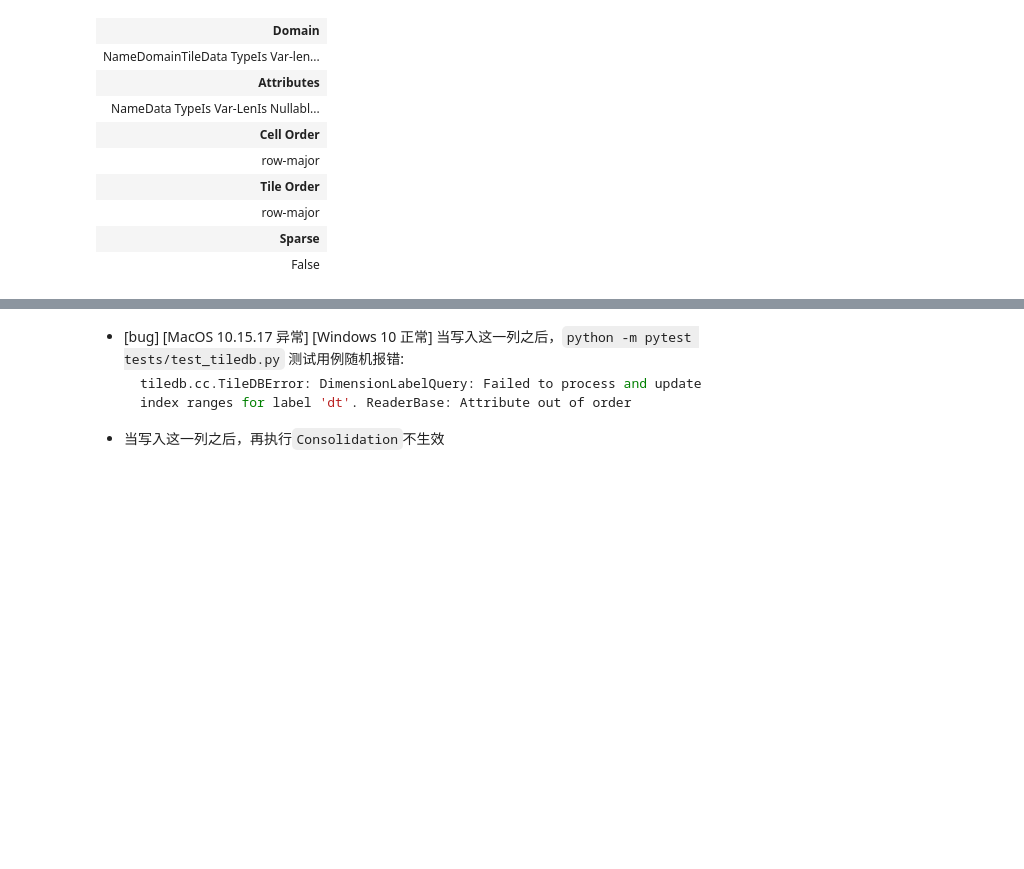
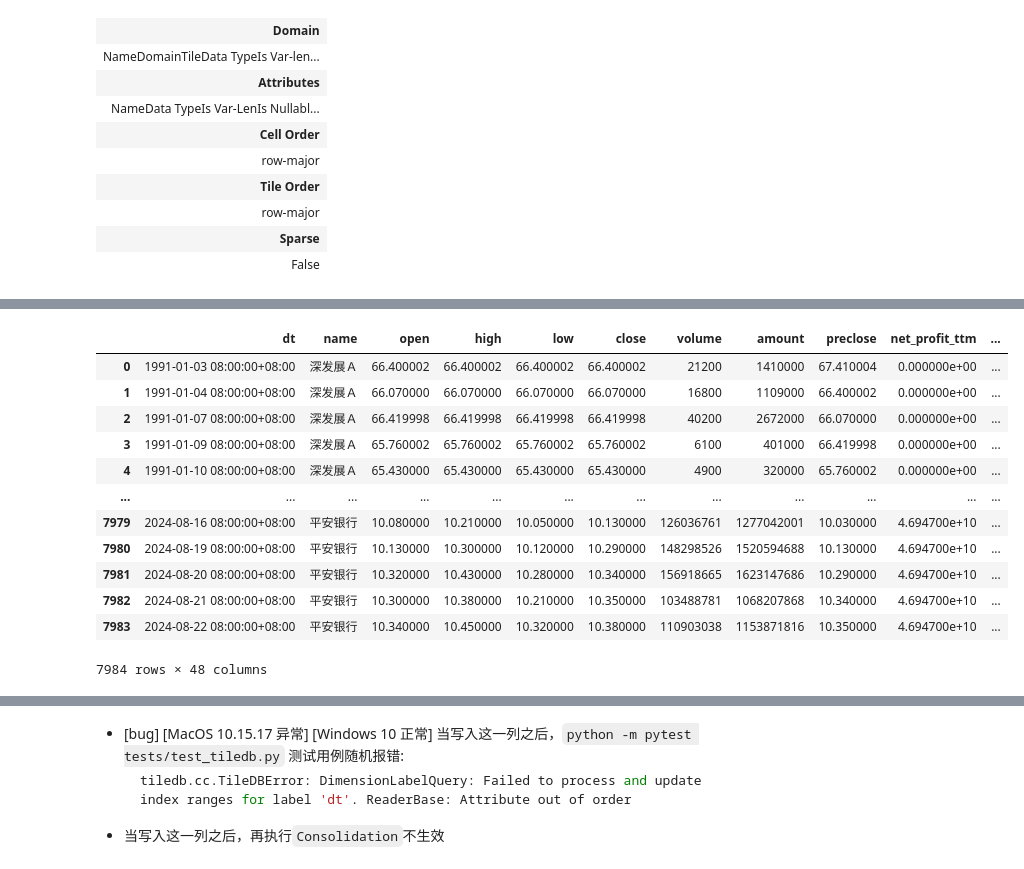
Before and after one commit to sric0880/quantdata, a Jupyter notebook: setup_db.ipynb, the cells around one changed output, grey strips where cells are left out. Saved outputs shown, nothing was run; the diff lists cells and outputs as text; code cells hidden in the pictures; blank space fills up the shorter version.

Commit message:
add tdengine sql

```diff
--- a/setup_db.ipynb
+++ b/setup_db.ipynb
@@ -342,0 +351,34 @@ schema
+# %%
+# encoding:UTF-8
+import taos
+import pandas as pd
+
+tdengine = taos.connect(
+    host='192.168.2.40',
+    port=6030,
+    user="root",
+    password="taosdata",
+    database="finance",
+    timezone="Asia/Shanghai",
+)
+
+try:
+    result = tdengine.query("SELECT * FROM bars_stock_daily_000001_sz;")
+    df = pd.DataFrame(result.fetch_all(), columns=[field.name for field in result.fields])
+finally:
+    tdengine.close()
+df
+# %% [output]
+|  | dt | name | open | high | low | close | volume | amount | preclose | net_profit_ttm | ... |
+| 0 | 1991-01-03 08:00:00+08:00 | 深发展Ａ | 66.400002 | 66.400002 | 66.400002 | 66.400002 | 21200 | 1410000 | 67.410004 | 0.000000e+00 | ... |
+| 1 | 1991-01-04 08:00:00+08:00 | 深发展Ａ | 66.070000 | 66.070000 | 66.070000 | 66.070000 | 16800 | 1109000 | 66.400002 | 0.000000e+00 | ... |
+| 2 | 1991-01-07 08:00:00+08:00 | 深发展Ａ | 66.419998 | 66.419998 | 66.419998 | 66.419998 | 40200 | 2672000 | 66.070000 | 0.000000e+00 | ... |
+| 3 | 1991-01-09 08:00:00+08:00 | 深发展Ａ | 65.760002 | 65.760002 | 65.760002 | 65.760002 | 6100 | 401000 | 66.419998 | 0.000000e+00 | ... |
+| 4 | 1991-01-10 08:00:00+08:00 | 深发展Ａ | 65.430000 | 65.430000 | 65.430000 | 65.430000 | 4900 | 320000 | 65.760002 | 0.000000e+00 | ... |
+| ... | ... | ... | ... | ... | ... | ... | ... | ... | ... | ... | ... |
+| 7979 | 2024-08-16 08:00:00+08:00 | 平安银行 | 10.080000 | 10.210000 | 10.050000 | 10.130000 | 126036761 | 1277042001 | 10.030000 | 4.694700e+10 | ... |
+| 7980 | 2024-08-19 08:00:00+08:00 | 平安银行 | 10.130000 | 10.300000 | 10.120000 | 10.290000 | 148298526 | 1520594688 | 10.130000 | 4.694700e+10 | ... |
+| 7981 | 2024-08-20 08:00:00+08:00 | 平安银行 | 10.320000 | 10.430000 | 10.280000 | 10.340000 | 156918665 | 1623147686 | 10.290000 | 4.694700e+10 | ... |
+| 7982 | 2024-08-21 08:00:00+08:00 | 平安银行 | 10.300000 | 10.380000 | 10.210000 | 10.350000 | 103488781 | 1068207868 | 10.340000 | 4.694700e+10 | ... |
+| 7983 | 2024-08-22 08:00:00+08:00 | 平安银行 | 10.340000 | 10.450000 | 10.320000 | 10.380000 | 110903038 | 1153871816 | 10.350000 | 4.694700e+10 | ... |
+7984 rows × 48 columns
```
Also changed, not shown: parts of 6 cells of this notebook, 4 other files.
